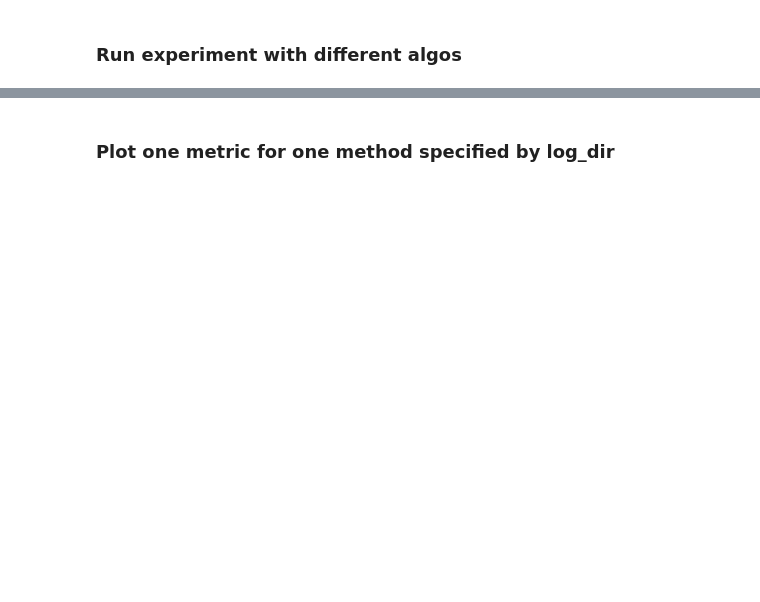
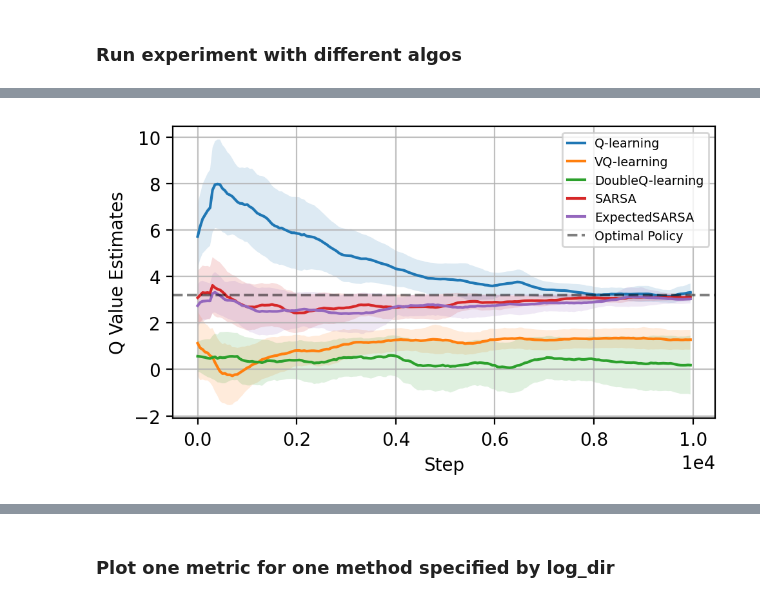
Before and after one commit to xy9485/DVQN_RL, a Jupyter notebook: gridworld/two_room.ipynb, the cells around one changed output, grey strips where cells are left out. Cells and saved outputs as stored; diff of their text form; code cells hidden in the pictures; blank space fills up the shorter version.

```diff
--- a/gridworld/two_room.ipynb
+++ b/gridworld/two_room.ipynb
@@ -112,0 +294,71 @@ log_dirs
+# %%
+
+
+# file_name = "episodic.log"
+# file_name = "avg_meter.log"
+file_name = "eval.log"
+# file_name = "true_return.log"
+
+key_name = "step"
+x_label = "Step"
+
+# value_name = y_label = "reward"
+# value_name = "reached_goal"
+value_name = "avg_max_Q"
+# value_name = "start_state_maxQ"
+
+# y_label = "Prob reaching Goal#1"
+y_label = "Q Value Estimates"
+
+if y_label == "Q Value Estimates":
+    for log_dir in log_dirs:
+        if log_dir.split('/')[-1] == "VQ-learning":
+            log_path_true_return = os.path.join(log_dir, "true_return.log") # better make sure the first algo is the one with true return
+            # plot_avg_true_Q(log_path_true_return)
+
+# plt.axhline(y=1.434, linestyle='--', color='black', label="Optimal")
+
+# log_dirs = {}
+# for algo, dir in zip(algos, dirs):
+#     log_dirs[algo] = f"results/2rooms_rwd0.1(-0.1,1)/{algo}/{dir}"
+for log_dir in log_dirs:
+    log_path = os.path.join(log_dir, file_name)
+    curve_name = log_dir.split('/')[-1]
+
+    plot_metric(log_path, key_name, value_name, x_label, y_label, label_name=curve_name, interpolate=True, smooth=10, max_key=True, save_path=False)
+
+optimal_value = 3.1867
+# optimal_value = 0.1
+plt.axhline(y=optimal_value, linestyle='--', color='black', alpha=0.5, label="Optimal Policy")
+# plt.ylim(-0.1, 1.1)
+plt.legend(
+    fontsize='x-small',
+    markerscale=0.8,
+    handlelength=1.4,
+    loc="upper right",
+    ncol=1
+    )
+
+save_dir = parent_log_dir
+save_path = os.path.join(parent_log_dir, f"step-{value_name}-acrossAlgos")
+# create save_dir if not exists
+if not os.path.exists(save_dir):
+    os.makedirs(save_dir)
+if save_path:
+    plt.savefig(f"{save_path}")
+
+
+# log_dir = "results/2rooms_randinit0_eps0.3to0.0_decay0.9998_buffer1_1_is0.0_syncVQ0_repeat5_steps30000"
+# key_name = "step"
+# value_name = "reward"
+# # value_name = "maxQ"
+# x_label = key_name
+# y_label = value_name
+# label_name = algo_name
+# log_path = os.path.join(log_dir, "episodic.log")
+# print(log_path)
+# save_path = os.path.join(log_dir, "step-reward.png")
+# # log_path = os.path.join('results/2rooms_steps30000_alphaQ0.1', "episodic.log")
+# plot_metric(log_path, key_name, value_name, x_label, y_label, label_name=label_name, interpolate=True, smooth=10, max_key=True, save_path=False)
+# %% [output]
+[figure, added]
```
Also changed, not shown: parts of 35 cells of this notebook, 7 other files.
